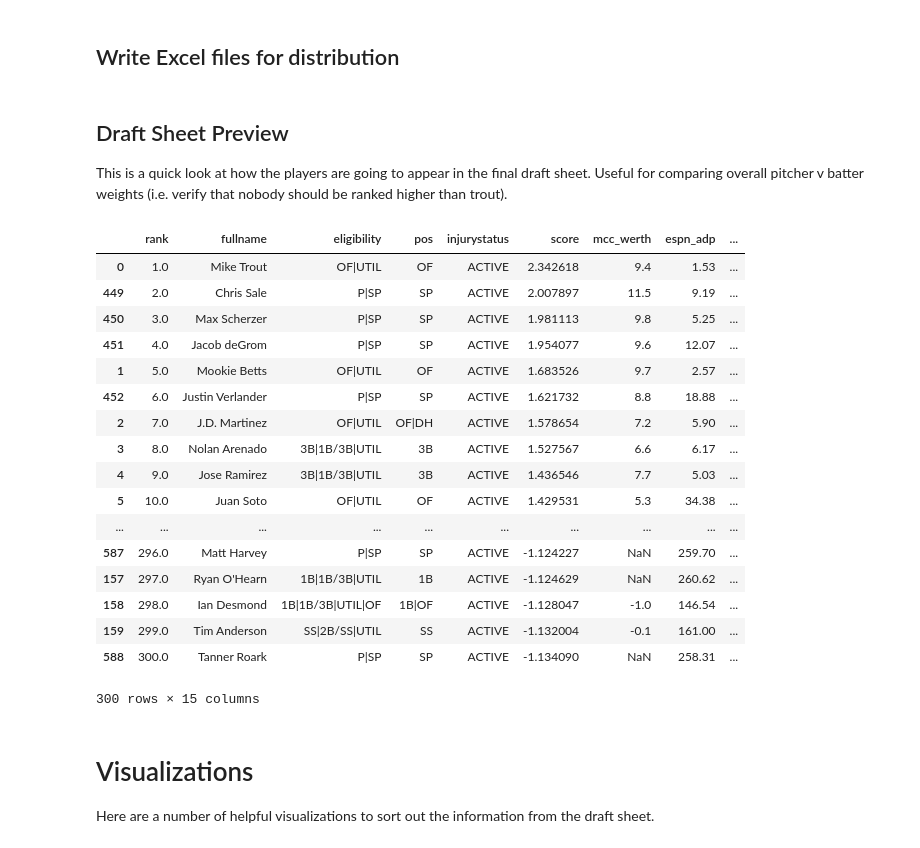
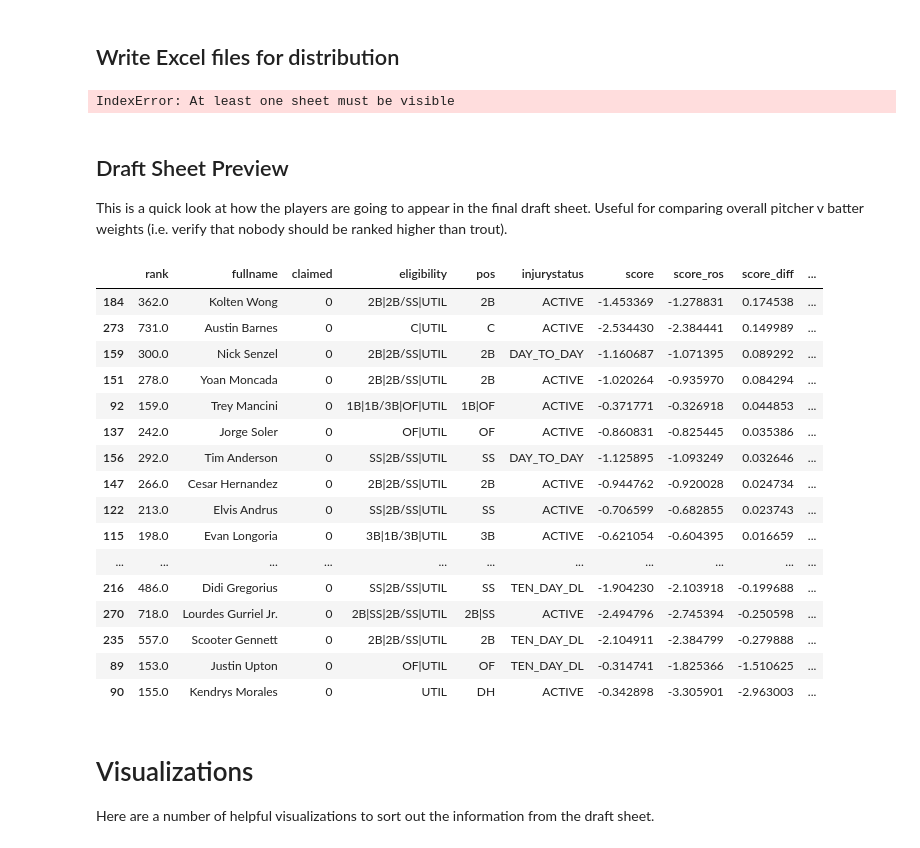
Before and after one commit to zmsy/notebooks, a Jupyter notebook: Player Z-scores.ipynb, the cells around one changed output. Saved outputs shown, nothing was run; the diff lists cells and outputs as text; code cells hidden in the pictures.

```diff
--- a/Player Z-scores.ipynb
+++ b/Player Z-scores.ipynb
@@ -339,38 +362,39 @@ In order to make the outputs more usable, apply a number of color stylings and r
 ## Write Excel files for distribution
 # %%
 # rearrange columns
-dfd = dfd[['rank','fullname','eligibility','pos','injurystatus','score','mcc_werth','espn_adp','espn_auctionvalue',
-    'catg','catg_rank','shallowest_pos','shallowest_pos_rank','primary_pos','primary_pos_rank']]
+dfd = dfd[['rank','fullname','claimed','eligibility','pos','injurystatus','score','score_ros','espn_adp','percentowned',
+    'percentstarted','catg','catg_rank','shallowest_pos','shallowest_pos_rank','primary_pos','primary_pos_rank']]
 
 with pd.ExcelWriter('fantasy2019.xlsx') as writer:
     dfb.to_excel(writer, sheet_name='batters')
     dfp.to_excel(writer, sheet_name='pitchers')
     dfd.to_excel(writer, sheet_name='draft_sheet')
+# %% [output]
+IndexError: At least one sheet must be visible
 # %% [markdown]
 ## Draft Sheet Preview
 
 This is a quick look at how the players are going to appear in the final draft sheet. Useful for comparing overall pitcher v batter weights (i.e. verify that nobody should be ranked higher than trout).
-# %%
-dfd.head(300)
-# %% [output]
-|  | rank | fullname | eligibility | pos | injurystatus | score | mcc_werth | espn_adp | ... |
-| 0 | 1.0 | Mike Trout | OF|UTIL | OF | ACTIVE | 2.342618 | 9.4 | 1.53 | ... |
-| 449 | 2.0 | Chris Sale | P|SP | SP | ACTIVE | 2.007897 | 11.5 | 9.19 | ... |
-| 450 | 3.0 | Max Scherzer | P|SP | SP | ACTIVE | 1.981113 | 9.8 | 5.25 | ... |
-| 451 | 4.0 | Jacob deGrom | P|SP | SP | ACTIVE | 1.954077 | 9.6 | 12.07 | ... |
-| 1 | 5.0 | Mookie Betts | OF|UTIL | OF | ACTIVE | 1.683526 | 9.7 | 2.57 | ... |
-| 452 | 6.0 | Justin Verlander | P|SP | SP | ACTIVE | 1.621732 | 8.8 | 18.88 | ... |
-| 2 | 7.0 | J.D. Martinez | OF|UTIL | OF|DH | ACTIVE | 1.578654 | 7.2 | 5.90 | ... |
-| 3 | 8.0 | Nolan Arenado | 3B|1B/3B|UTIL | 3B | ACTIVE | 1.527567 | 6.6 | 6.17 | ... |
-| 4 | 9.0 | Jose Ramirez | 3B|1B/3B|UTIL | 3B | ACTIVE | 1.436546 | 7.7 | 5.03 | ... |
-| 5 | 10.0 | Juan Soto | OF|UTIL | OF | ACTIVE | 1.429531 | 5.3 | 34.38 | ... |
-| ... | ... | ... | ... | ... | ... | ... | ... | ... | ... |
-| 587 | 296.0 | Matt Harvey | P|SP | SP | ACTIVE | -1.124227 | NaN | 259.70 | ... |
-| 157 | 297.0 | Ryan O'Hearn | 1B|1B/3B|UTIL | 1B | ACTIVE | -1.124629 | NaN | 260.62 | ... |
-| 158 | 298.0 | Ian Desmond | 1B|1B/3B|UTIL|OF | 1B|OF | ACTIVE | -1.128047 | -1.0 | 146.54 | ... |
-| 159 | 299.0 | Tim Anderson | SS|2B/SS|UTIL | SS | ACTIVE | -1.132004 | -0.1 | 161.00 | ... |
-| 588 | 300.0 | Tanner Roark | P|SP | SP | ACTIVE | -1.134090 | NaN | 258.31 | ... |
-300 rows × 15 columns
+# %%
+dfd[(dfd['percentowned'] > 15.0) & (dfd['claimed'] == 0) & (dfd['catg'] == 'B')].sort_values(by='score_diff', ascending=False).head(100)
+# %% [output]
+|  | rank | fullname | claimed | eligibility | pos | injurystatus | score | score_ros | score_diff | ... |
+| 184 | 362.0 | Kolten Wong | 0 | 2B|2B/SS|UTIL | 2B | ACTIVE | -1.453369 | -1.278831 | 0.174538 | ... |
+| 273 | 731.0 | Austin Barnes | 0 | C|UTIL | C | ACTIVE | -2.534430 | -2.384441 | 0.149989 | ... |
+| 159 | 300.0 | Nick Senzel | 0 | 2B|2B/SS|UTIL | 2B | DAY_TO_DAY | -1.160687 | -1.071395 | 0.089292 | ... |
+| 151 | 278.0 | Yoan Moncada | 0 | 2B|2B/SS|UTIL | 2B | ACTIVE | -1.020264 | -0.935970 | 0.084294 | ... |
+| 92 | 159.0 | Trey Mancini | 0 | 1B|1B/3B|OF|UTIL | 1B|OF | ACTIVE | -0.371771 | -0.326918 | 0.044853 | ... |
+| 137 | 242.0 | Jorge Soler | 0 | OF|UTIL | OF | ACTIVE | -0.860831 | -0.825445 | 0.035386 | ... |
+| 156 | 292.0 | Tim Anderson | 0 | SS|2B/SS|UTIL | SS | DAY_TO_DAY | -1.125895 | -1.093249 | 0.032646 | ... |
+| 147 | 266.0 | Cesar Hernandez | 0 | 2B|2B/SS|UTIL | 2B | ACTIVE | -0.944762 | -0.920028 | 0.024734 | ... |
+| 122 | 213.0 | Elvis Andrus | 0 | SS|2B/SS|UTIL | SS | ACTIVE | -0.706599 | -0.682855 | 0.023743 | ... |
+| 115 | 198.0 | Evan Longoria | 0 | 3B|1B/3B|UTIL | 3B | ACTIVE | -0.621054 | -0.604395 | 0.016659 | ... |
+| ... | ... | ... | ... | ... | ... | ... | ... | ... | ... | ... |
+| 216 | 486.0 | Didi Gregorius | 0 | SS|2B/SS|UTIL | SS | TEN_DAY_DL | -1.904230 | -2.103918 | -0.199688 | ... |
+| 270 | 718.0 | Lourdes Gurriel Jr. | 0 | 2B|SS|2B/SS|UTIL | 2B|SS | ACTIVE | -2.494796 | -2.745394 | -0.250598 | ... |
+| 235 | 557.0 | Scooter Gennett | 0 | 2B|2B/SS|UTIL | 2B | TEN_DAY_DL | -2.104911 | -2.384799 | -0.279888 | ... |
+| 89 | 153.0 | Justin Upton | 0 | OF|UTIL | OF | TEN_DAY_DL | -0.314741 | -1.825366 | -1.510625 | ... |
+| 90 | 155.0 | Kendrys Morales | 0 | UTIL | DH | ACTIVE | -0.342898 | -3.305901 | -2.963003 | ... |
 # %% [markdown]
 # Visualizations
 
```
Also changed, not shown: parts of 7 cells of this notebook, 1 other file.
